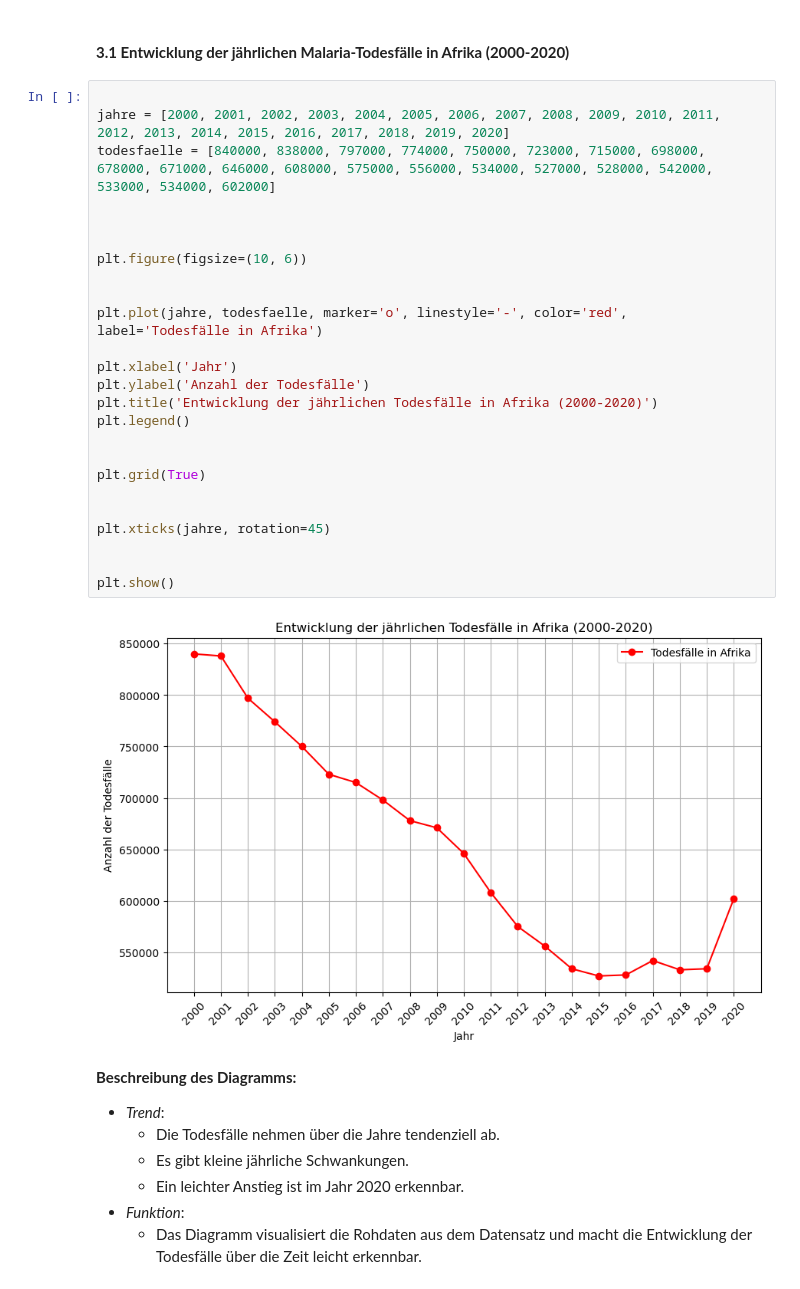
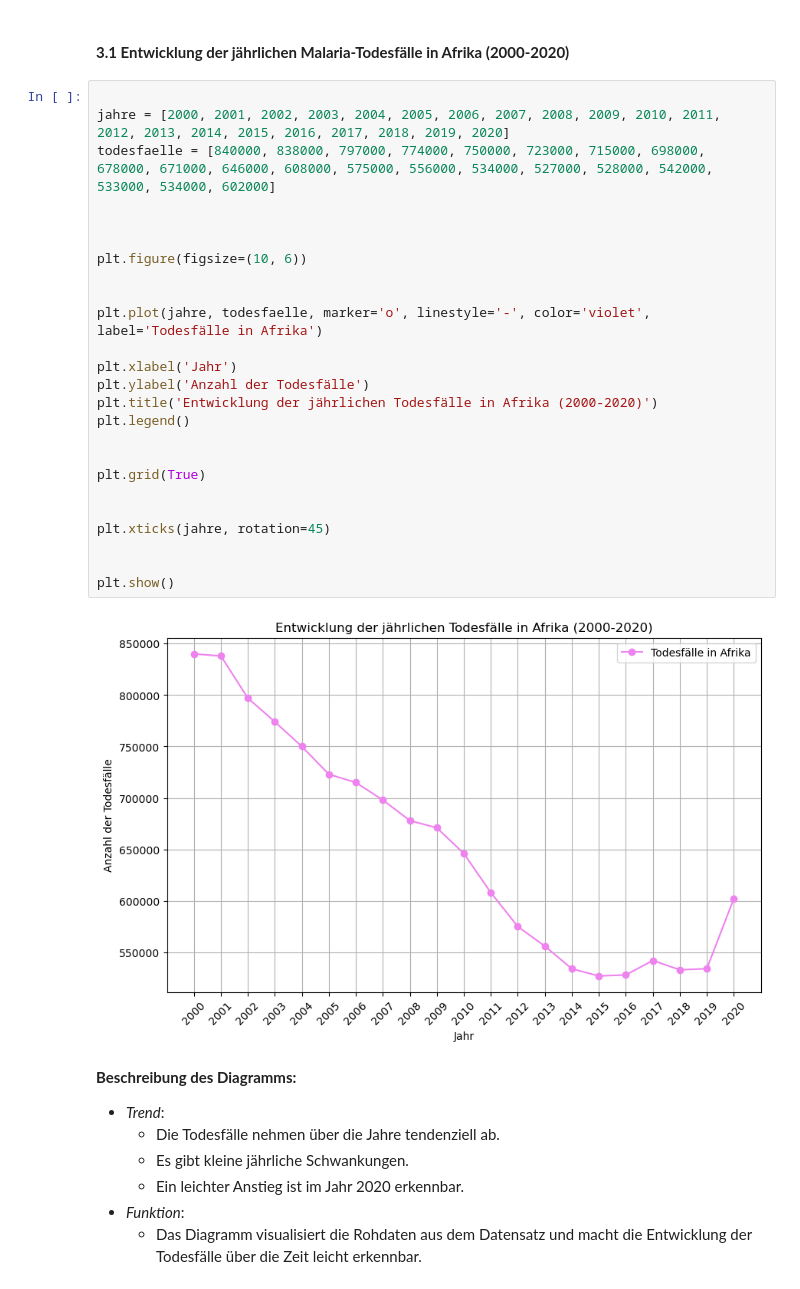
Before and after one commit to kipisha/Informatik-1, a Jupyter notebook: LN_Python_malaria.ipynb, the cells around one changed output. Drawn from its saved outputs; the diff is of its cells as text.

```diff
--- a/LN_Python_malaria.ipynb
+++ b/LN_Python_malaria.ipynb
@@ -81,30 +81,30 @@ print (5*21)
 # %%
 
 jahre = [2000, 2001, 2002, 2003, 2004, 2005, 2006, 2007, 2008, 2009, 2010, 2011, 2012, 2013, 2014, 2015, 2016, 2017, 2018, 2019, 2020]
 todesfaelle = [840000, 838000, 797000, 774000, 750000, 723000, 715000, 698000, 678000, 671000, 646000, 608000, 575000, 556000, 534000, 527000, 528000, 542000, 533000, 534000, 602000]
 
 
 
 plt.figure(figsize=(10, 6))
 
 
-plt.plot(jahre, todesfaelle, marker='o', linestyle='-', color='red', label='Todesfälle in Afrika')
+plt.plot(jahre, todesfaelle, marker='o', linestyle='-', color='violet', label='Todesfälle in Afrika')
 
 plt.xlabel('Jahr')
 plt.ylabel('Anzahl der Todesfälle')
 plt.title('Entwicklung der jährlichen Todesfälle in Afrika (2000-2020)')
 plt.legend()
 
 
 plt.grid(True)
 
 
 plt.xticks(jahre, rotation=45)
 
 
 plt.show()
 # %% [output]
-[figure, old version]
+[figure, new version]
 # %% [markdown]
 **Beschreibung des Diagramms:**
 - *Trend*:
```
Also changed, not shown: parts of 6 cells of this notebook.
